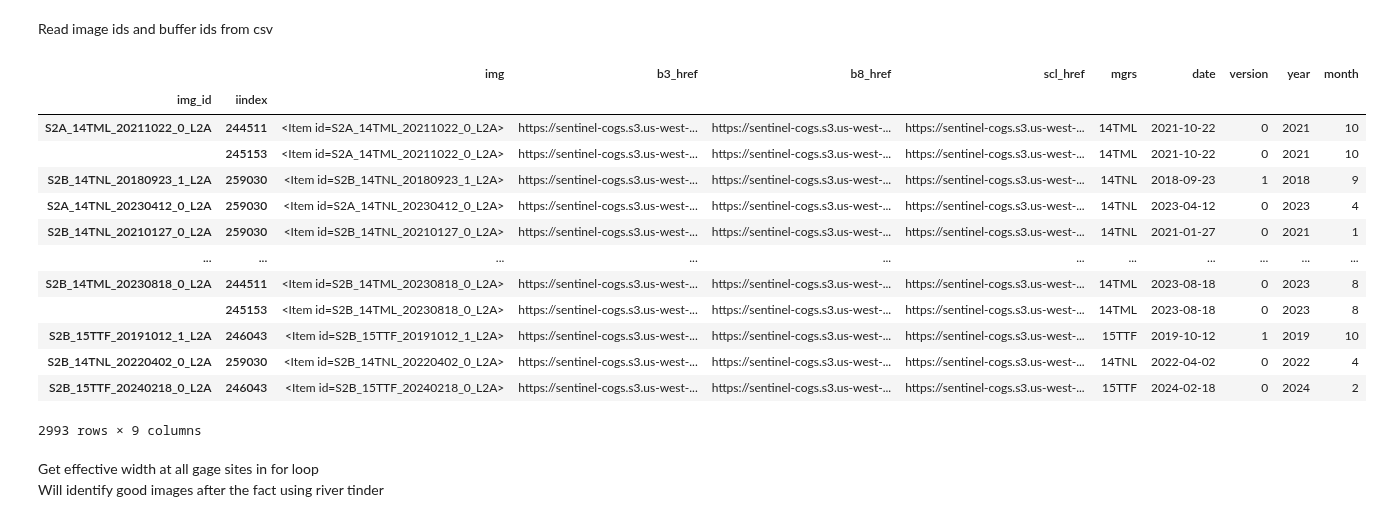
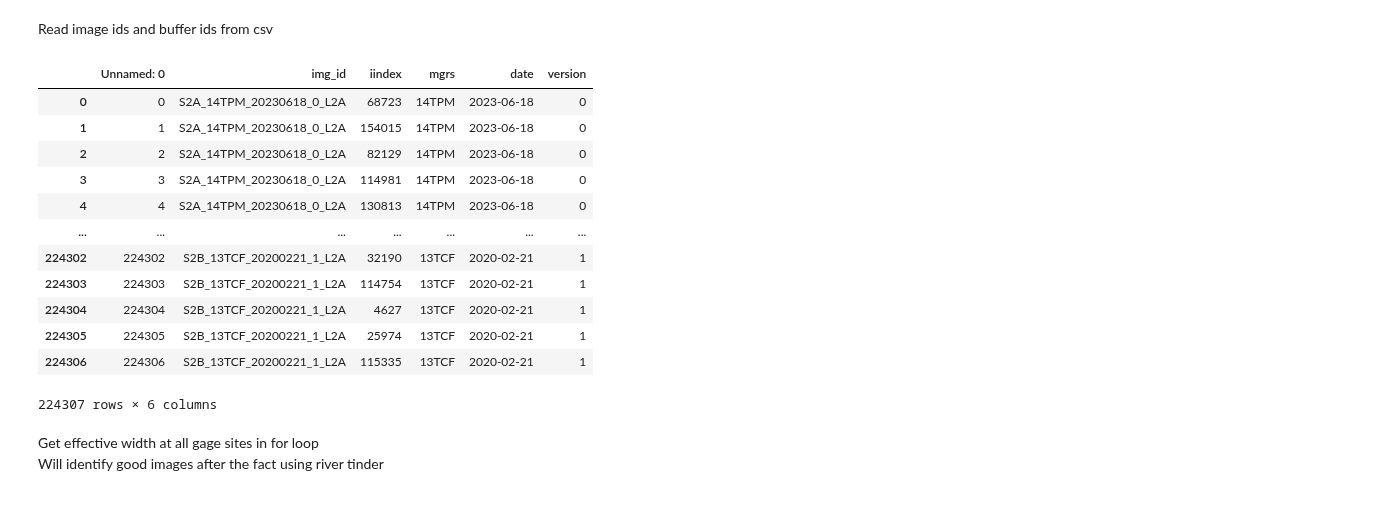
Before and after one commit to wherediddavidgo/multitemporal_RSSA, a Jupyter notebook: stac_processing_download.ipynb, the cells around one changed output. Cells and saved outputs as stored; diff of their text form; code cells hidden in the pictures.

```diff
--- a/stac_processing_download.ipynb
+++ b/stac_processing_download.ipynb
@@ -87,7 +87,7 @@ def normalized_difference(x, y):
 
     return normalized_diff
 # %%
-mode = 'extra_gages'
+mode = 'all'
 # %% [markdown]
 Import vector assets
 # %%
@@ -96,6 +96,7 @@ if mode == 'all':
     square_path =('/content/drive/MyDrive/river_tinder_assets/all_sites/squares_15x_20250903.shp')
     pill_path =('/content/drive/MyDrive/river_tinder_assets/all_sites/pills_3L_3W_20250903.shp')
     circle_path =('/content/drive/MyDrive/river_tinder_assets/all_sites/buffs_3x_width_20250903.shp')
+    pt_path = ('/content/drive/MyDrive/platte_pts_10000m.shp')
 
 elif mode == 'gage':
     square_path =('/content/drive/MyDrive/river_tinder_assets/gage_sites/gage_squares_15x_20250918.shp')
@@ -230,26 +214,25 @@ Read image ids and buffer ids from csv
 # %%
 if mode == 'gage':
     nonduplicate_id_hrefs = pd.read_csv('/content/drive/MyDrive/river_tinder_assets/gage_sites/nonduplicate_gage_stac_ids_20250921.csv').set_index(['img_id', 'iindex'])
 elif mode == 'all':
-    nonduplicate_id_hrefs = pd.read_csv('/content/drive/MyDrive/nonduplicate_stac_ids.csv')
+    nonduplicate_id_hrefs = pd.read_csv('/content/drive/MyDrive/river_tinder_assets/all_sites/nonduplicate_stac_ids_hrefs_20250928.csv')
 elif mode == 'extra_gages':
     nonduplicate_id_hrefs = pd.read_csv('/content/drive/MyDrive/river_tinder_assets/gage_sites/nonduplicate_gage_stac_ids_extra.csv').set_index(['img_id', 'iindex'])
 nonduplicate_id_hrefs
 # %% [output]
-|  |  | img | b3_href | b8_href | scl_href | mgrs | date | version | year | month |
-| img_id | iindex |  |  |  |  |  |  |  |  |  |
-| S2A_14TML_20211022_0_L2A | 244511 | <Item id=S2A_14TML_20211022_0_L2A> | https://sentinel-cogs.s3.us-west-... | https://sentinel-cogs.s3.us-west-... | https://sentinel-cogs.s3.us-west-... | 14TML | 2021-10-22 | 0 | 2021 | 10 |
-|  | 245153 | <Item id=S2A_14TML_20211022_0_L2A> | https://sentinel-cogs.s3.us-west-... | https://sentinel-cogs.s3.us-west-... | https://sentinel-cogs.s3.us-west-... | 14TML | 2021-10-22 | 0 | 2021 | 10 |
-| S2B_14TNL_20180923_1_L2A | 259030 | <Item id=S2B_14TNL_20180923_1_L2A> | https://sentinel-cogs.s3.us-west-... | https://sentinel-cogs.s3.us-west-... | https://sentinel-cogs.s3.us-west-... | 14TNL | 2018-09-23 | 1 | 2018 | 9 |
-| S2A_14TNL_20230412_0_L2A | 259030 | <Item id=S2A_14TNL_20230412_0_L2A> | https://sentinel-cogs.s3.us-west-... | https://sentinel-cogs.s3.us-west-... | https://sentinel-cogs.s3.us-west-... | 14TNL | 2023-04-12 | 0 | 2023 | 4 |
-| S2B_14TNL_20210127_0_L2A | 259030 | <Item id=S2B_14TNL_20210127_0_L2A> | https://sentinel-cogs.s3.us-west-... | https://sentinel-cogs.s3.us-west-... | https://sentinel-cogs.s3.us-west-... | 14TNL | 2021-01-27 | 0 | 2021 | 1 |
-| ... | ... | ... | ... | ... | ... | ... | ... | ... | ... | ... |
-| S2B_14TML_20230818_0_L2A | 244511 | <Item id=S2B_14TML_20230818_0_L2A> | https://sentinel-cogs.s3.us-west-... | https://sentinel-cogs.s3.us-west-... | https://sentinel-cogs.s3.us-west-... | 14TML | 2023-08-18 | 0 | 2023 | 8 |
-|  | 245153 | <Item id=S2B_14TML_20230818_0_L2A> | https://sentinel-cogs.s3.us-west-... | https://sentinel-cogs.s3.us-west-... | https://sentinel-cogs.s3.us-west-... | 14TML | 2023-08-18 | 0 | 2023 | 8 |
-| S2B_15TTF_20191012_1_L2A | 246043 | <Item id=S2B_15TTF_20191012_1_L2A> | https://sentinel-cogs.s3.us-west-... | https://sentinel-cogs.s3.us-west-... | https://sentinel-cogs.s3.us-west-... | 15TTF | 2019-10-12 | 1 | 2019 | 10 |
-| S2B_14TNL_20220402_0_L2A | 259030 | <Item id=S2B_14TNL_20220402_0_L2A> | https://sentinel-cogs.s3.us-west-... | https://sentinel-cogs.s3.us-west-... | https://sentinel-cogs.s3.us-west-... | 14TNL | 2022-04-02 | 0 | 2022 | 4 |
-| S2B_15TTF_20240218_0_L2A | 246043 | <Item id=S2B_15TTF_20240218_0_L2A> | https://sentinel-cogs.s3.us-west-... | https://sentinel-cogs.s3.us-west-... | https://sentinel-cogs.s3.us-west-... | 15TTF | 2024-02-18 | 0 | 2024 | 2 |
+|  | Unnamed: 0 | img_id | iindex | mgrs | date | version |
+| 0 | 0 | S2A_14TPM_20230618_0_L2A | 68723 | 14TPM | 2023-06-18 | 0 |
+| 1 | 1 | S2A_14TPM_20230618_0_L2A | 154015 | 14TPM | 2023-06-18 | 0 |
+| 2 | 2 | S2A_14TPM_20230618_0_L2A | 82129 | 14TPM | 2023-06-18 | 0 |
+| 3 | 3 | S2A_14TPM_20230618_0_L2A | 114981 | 14TPM | 2023-06-18 | 0 |
+| 4 | 4 | S2A_14TPM_20230618_0_L2A | 130813 | 14TPM | 2023-06-18 | 0 |
+| ... | ... | ... | ... | ... | ... | ... |
+| 224302 | 224302 | S2B_13TCF_20200221_1_L2A | 32190 | 13TCF | 2020-02-21 | 1 |
+| 224303 | 224303 | S2B_13TCF_20200221_1_L2A | 114754 | 13TCF | 2020-02-21 | 1 |
+| 224304 | 224304 | S2B_13TCF_20200221_1_L2A | 4627 | 13TCF | 2020-02-21 | 1 |
+| 224305 | 224305 | S2B_13TCF_20200221_1_L2A | 25974 | 13TCF | 2020-02-21 | 1 |
+| 224306 | 224306 | S2B_13TCF_20200221_1_L2A | 115335 | 13TCF | 2020-02-21 | 1 |
-2993 rows × 9 columns
+224307 rows × 6 columns
 # %%
 stac = stac_client.open('https://earth-search.aws.element84.com/v1')
 def search_stac_by_id(id):
```
Also changed, not shown: parts of 8 cells of this notebook.
